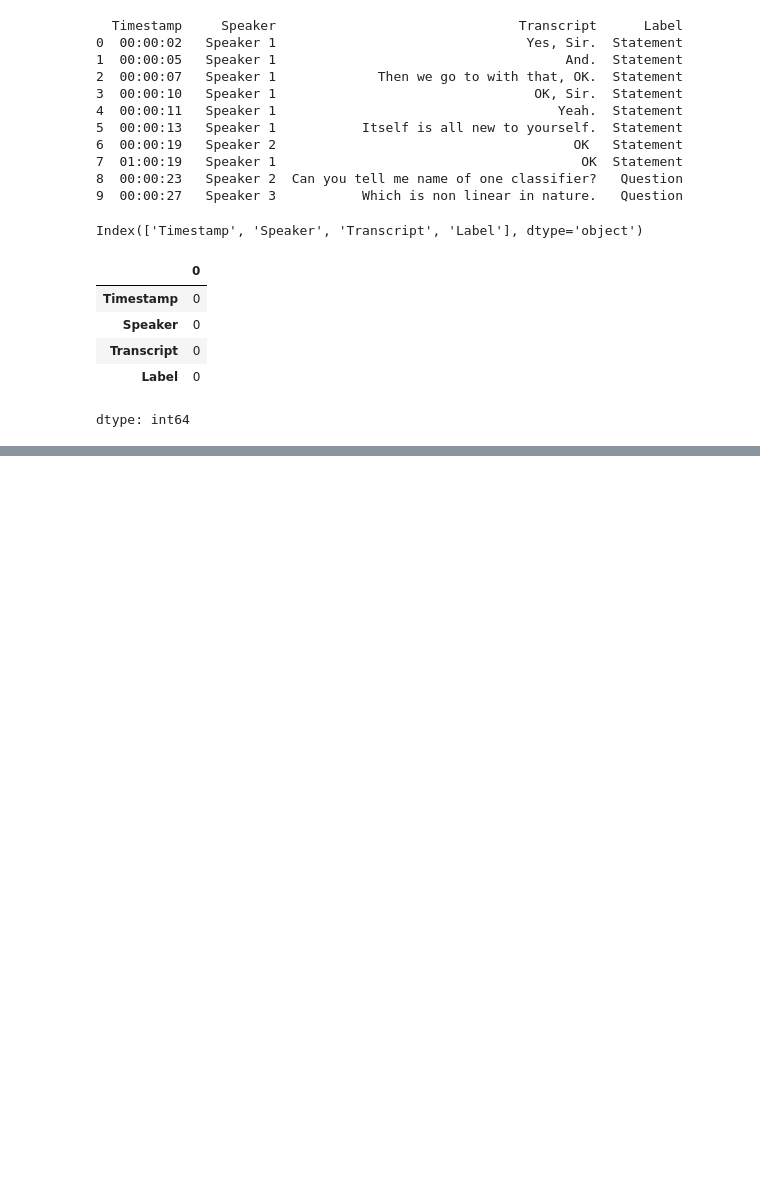
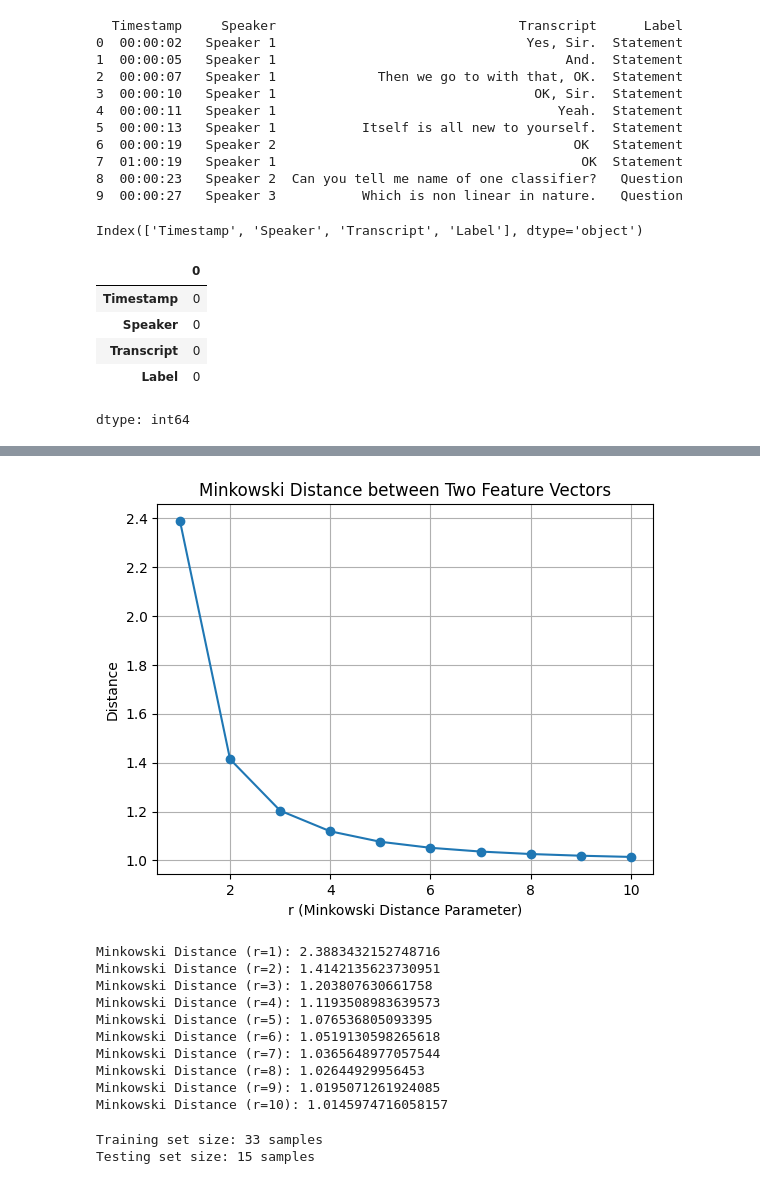
Before and after one commit to Arjun650/MachineLearning, a Jupyter notebook: lab_03.ipynb, the cells around one changed output, grey strips where cells are left out. Cells and saved outputs as stored; diff of their text form; code cells hidden in the pictures; blank space fills up the shorter version.

```diff
--- a/lab_03.ipynb
+++ b/lab_03.ipynb
@@ -46,0 +56,10 @@ TypeError: Could not convert ['00:00:0200:00:0500:00:0700:00:1000:00:1100:00:130
+# %%
+vectorizer = TfidfVectorizer()
+X_all = vectorizer.fit_transform(data['Transcript']).toarray()
+X_statements = X_all[data['Label'] == 'Statement']
+X_questions = X_all[data['Label'] == 'Question']
+X_answers = X_all[data['Label'] == 'Answer']
+
+centroid_statements = np.mean(X_statements, axis=0) if len(X_statements) > 0 else np.array([])
+centroid_questions = np.mean(X_questions, axis=0) if len(X_questions) > 0 else np.array([])
+centroid_answers = np.mean(X_answers, axis=0) if len(X_answers) > 0 else np.array([])
@@ -46,0 +132,55 @@ TypeError: Could not convert ['00:00:0200:00:0500:00:0700:00:1000:00:1100:00:130
+# %%
+import numpy as np
+import matplotlib.pyplot as plt
+
+
+vector1 = X_all[0]
+vector2 = X_all[1]
+
+def minkowski_distance(x, y, r):
+    return np.sum(np.abs(x - y) ** r) ** (1 / r)
+
+r_values = np.arange(1, 11)
+distances = [minkowski_distance(vector1, vector2, r) for r in r_values]
+
+plt.plot(r_values, distances, marker='o')
+plt.title('Minkowski Distance between Two Feature Vectors')
+plt.xlabel('r (Minkowski Distance Parameter)')
+plt.ylabel('Distance')
+plt.grid(True)
+plt.show()
+
+for r, dist in zip(r_values, distances):
+    print(f"Minkowski Distance (r={r}): {dist}")
+# %% [output]
+[figure, added]
+Minkowski Distance (r=1): 2.3883432152748716
+Minkowski Distance (r=2): 1.4142135623730951
+Minkowski Distance (r=3): 1.203807630661758
+Minkowski Distance (r=4): 1.1193508983639573
+Minkowski Distance (r=5): 1.076536805093395
+Minkowski Distance (r=6): 1.0519130598265618
+Minkowski Distance (r=7): 1.0365648977057544
+Minkowski Distance (r=8): 1.02644929956453
+Minkowski Distance (r=9): 1.0195071261924085
+Minkowski Distance (r=10): 1.0145974716058157
+# %%
+import numpy as np
+from sklearn.model_selection import train_test_split
+from sklearn.feature_extraction.text import TfidfVectorizer
+
+
+filtered_data = data[data['Label'].isin(['Statement', 'Question'])]
+
+vectorizer = TfidfVectorizer()
+X = vectorizer.fit_transform(filtered_data['Transcript']).toarray()
+
+y = np.where(filtered_data['Label'] == 'Statement', 0, 1)
+
+X_train, X_test, y_train, y_test = train_test_split(X, y, test_size=0.3, random_state=42)
+
+print(f"Training set size: {X_train.shape[0]} samples")
+print(f"Testing set size: {X_test.shape[0]} samples")
+# %% [output]
+Training set size: 33 samples
+Testing set size: 15 samples
```
Also changed, not shown: parts of 9 cells of this notebook.
